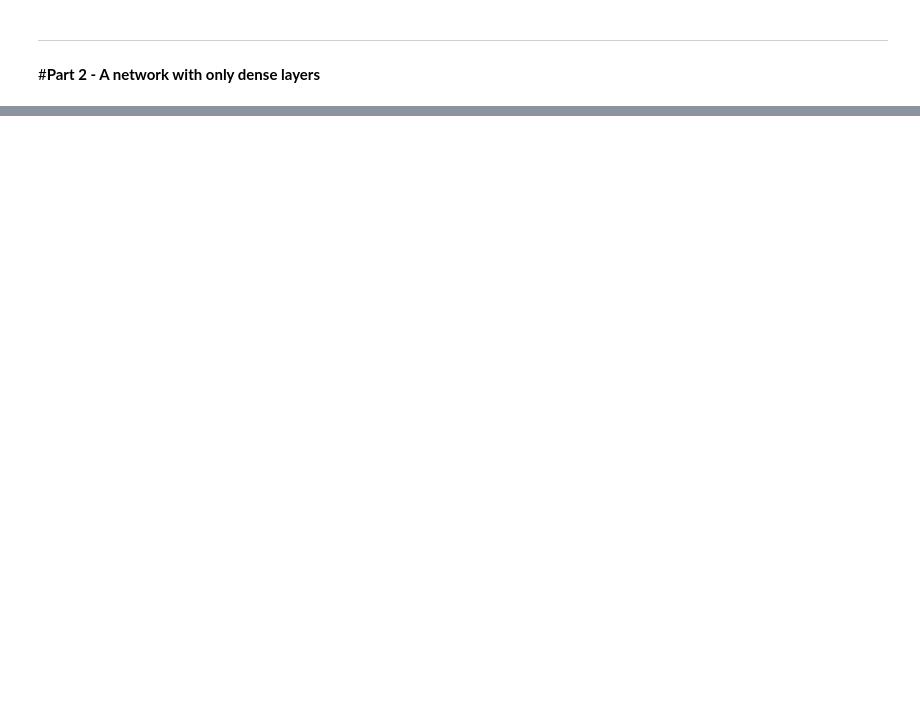
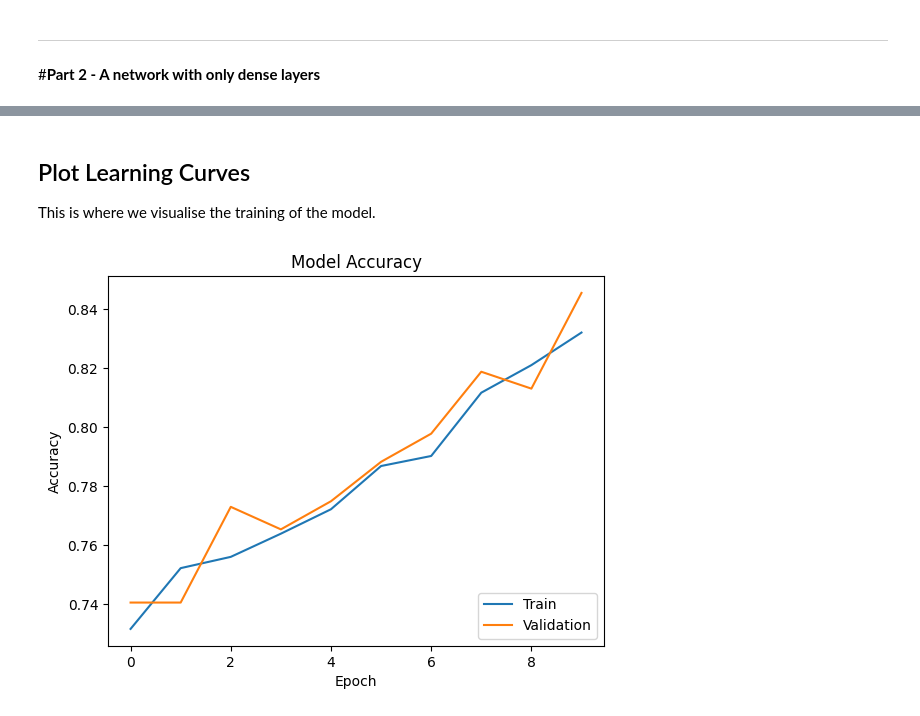
Before and after one commit to eecoubrough/Keras_Assignment, a Jupyter notebook: Part_1_binary.ipynb, the cells around one changed output, grey strips where cells are left out. Cells and saved outputs as stored; diff of their text form; code cells hidden in the pictures; blank space fills up the shorter version.

```diff
--- a/Part_1_binary.ipynb
+++ b/Part_1_binary.ipynb
@@ -246,0 +298,25 @@ plt.show()
+# %%
+# Defines the parameters used during training.
+# Since the training regime is to be the same as for model_1, these parameters are the same as they were previously.
+BATCH_SIZE = 64
+NUM_EPOCHS = 10
+LEARNING_RATE = 0.001
+# %%
+# Define the optimizer with the above specified learning rate.
+optimizer = SGD(learning_rate=LEARNING_RATE)
+
+# Compile the model with the above defined optimizer, binary crossentropy loss, and accuracy metric.
+model_2.compile(optimizer=optimizer, loss="binary_crossentropy", metrics=["accuracy"])
+# %%
+# Train the model using training data generated in batches by the data generator.
+history = model_2.fit(
+    data_generator.flow(train_x, train_y, batch_size=BATCH_SIZE),
+    # Calculate steps per epoch based on the number of training samples and batch size.
+    steps_per_epoch=len(train_x) / BATCH_SIZE,
+    # Use validation data generated in batches by the data generator.
+    validation_data=data_generator.flow(val_x, val_y, batch_size=BATCH_SIZE),
+    # Calculate validation steps based on the number of validation samples and batch size.
+    validation_steps=len(val_x) / BATCH_SIZE,
+    # Number of epochs to train the model.
+    epochs=NUM_EPOCHS
+)
@@ -246,0 +344,22 @@ plt.show()
+# %% [markdown]
+## Plot Learning Curves
+This is where we visualise the training of the model.
+# %%
+# Plots the training and validation accuracy over the number of epochs.
+plt.plot(history.history['accuracy'])
+plt.plot(history.history['val_accuracy'])
+
+# Add plot title.
+plt.title('Model Accuracy')
+
+# Add plot axes labels.
+plt.ylabel('Accuracy')
+plt.xlabel('Epoch')
+
+# Add plot legend to distinguish between training and validation accuracy lines.
+plt.legend(['Train', 'Validation'], loc='lower right')
+
+# Show the plot.
+plt.show()
+# %% [output]
+[figure, added]
```
Also changed, not shown: parts of 26 cells of this notebook.
